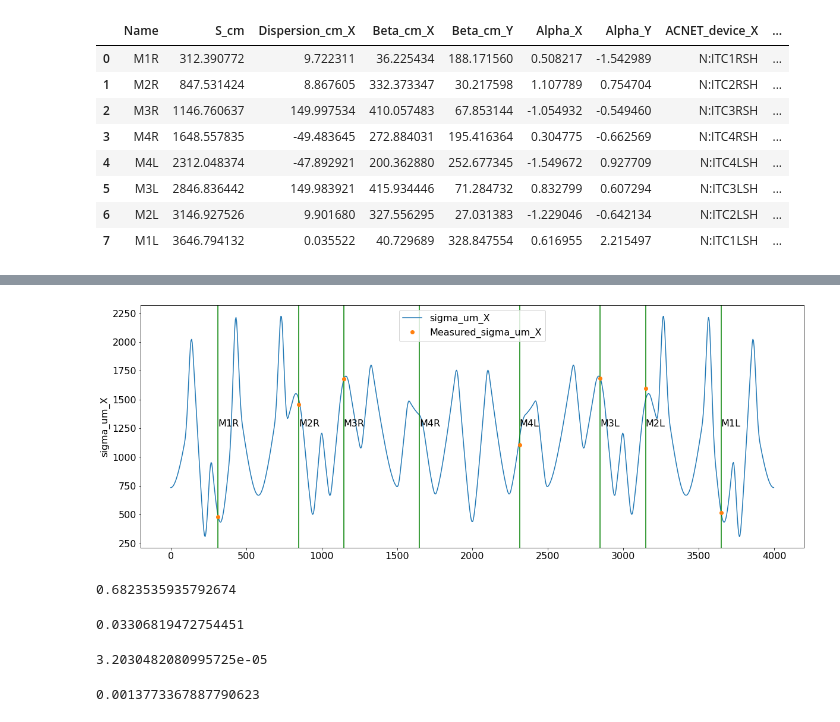
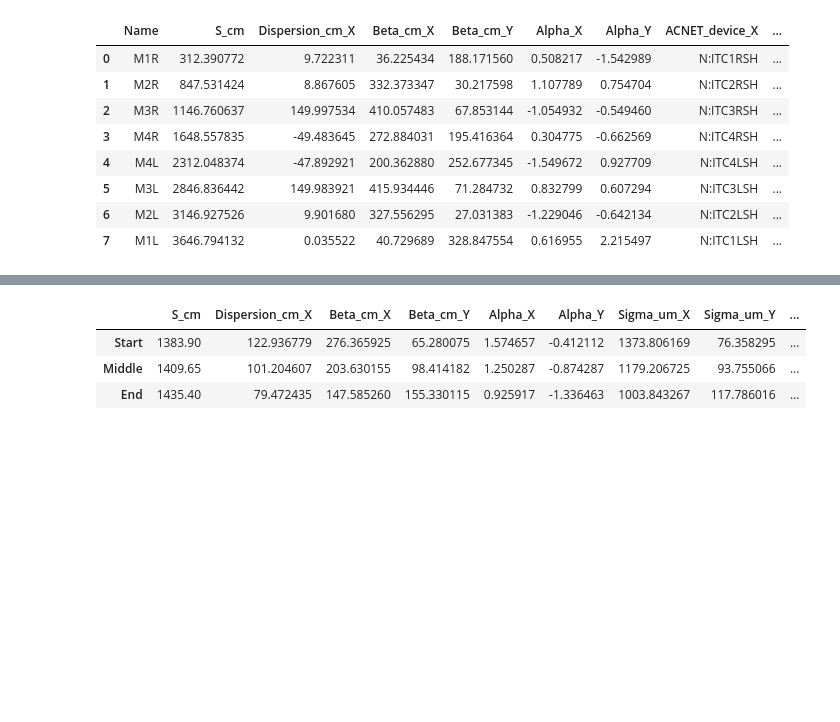
Before and after one commit to IharLobach/fur, a Jupyter notebook: lattice/lattice_devs/lattice_dev.ipynb, the cells around one changed output, grey strips where cells are left out. Drawn from its saved outputs; the diff is of its cells as text; code cells hidden in the pictures; blank space fills up the shorter version.

```diff
--- a/lattice/lattice_devs/lattice_dev.ipynb
+++ b/lattice/lattice_devs/lattice_dev.ipynb
@@ -76,21 +76,7 @@ ex_err, dpp_err = perr
 # %%
-lattice.show_sigma_fit(lattice_df, cameras_df, 'X', ex_um, dpp=dpp)
-plt.show()
+lattice.get_undulator_df(lattice_df, ex_um, ey_um, dpp)
 # %% [output]
-[figure, removed]
+|  | S_cm | Dispersion_cm_X | Beta_cm_X | Beta_cm_Y | Alpha_X | Alpha_Y | Sigma_um_X | Sigma_um_Y | ... |
+| Start | 1383.90 | 122.936779 | 276.365925 | 65.280075 | 1.574657 | -0.412112 | 1373.806169 | 76.358295 | ... |
+| Middle | 1409.65 | 101.204607 | 203.630155 | 98.414182 | 1.250287 | -0.874287 | 1179.206725 | 93.755066 | ... |
+| End | 1435.40 | 79.472435 | 147.585260 | 155.330115 | 0.925917 | -1.336463 | 1003.843267 | 117.786016 | ... |
-# %%
-ex_um
-# %% [output]
-0.6823535935792674
-# %%
-ex_err
-# %% [output]
-0.03306819472754451
-# %%
-dpp
-# %% [output]
-3.2030482080995725e-05
-# %%
-dpp_err
-# %% [output]
-0.0013773367887790623
```
Also changed, not shown: parts of 8 cells of this notebook, 5 other files.
